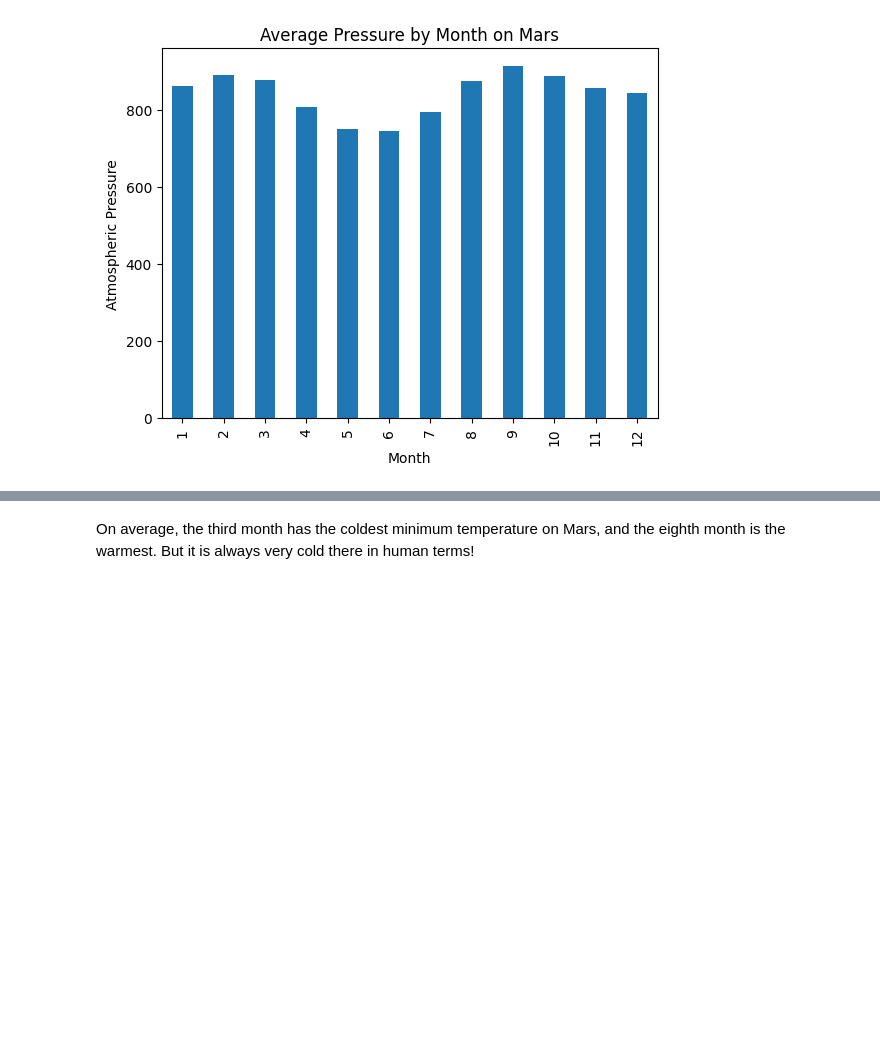
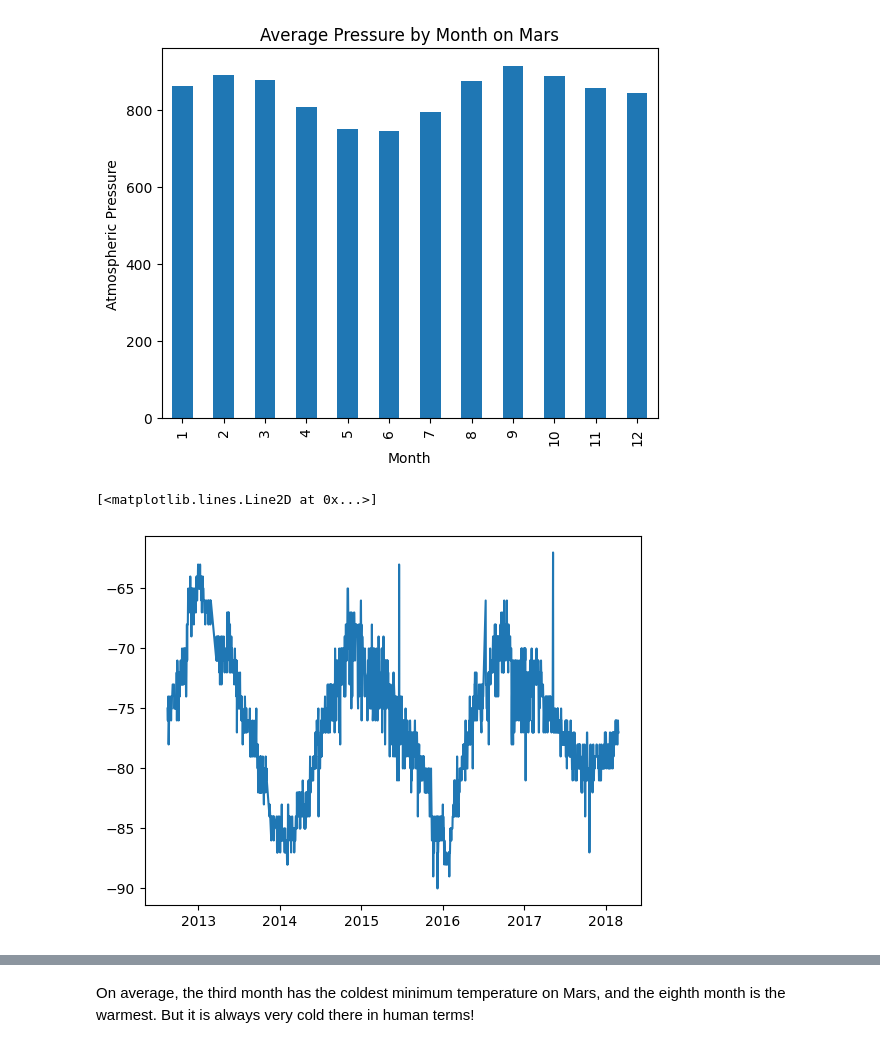
Before and after one commit to derekjohnson7/data-collection, a Jupyter notebook: Starter_Code/part_2_mars_weather.ipynb, the cells around one changed output, grey strips where cells are left out. Cells and saved outputs as stored; diff of their text form; code cells hidden in the pictures; blank space fills up the shorter version.

```diff
--- a/Starter_Code/part_2_mars_weather.ipynb
+++ b/Starter_Code/part_2_mars_weather.ipynb
@@ -242,5 +242,10 @@ avg_pressure.plot(kind='bar', xlabel='Month', ylabel='Atmospheric Pressure', tit
 # %% [output]
 <Axes: title={'center': 'Average Pressure by Month on Mars'}, xlabel='Month', ylabel='Atmospheric Pressure'>
 [figure]
+# %%
+plt.plot(mars_df['terrestrial_date'], mars_df['min_temp'])
+# %% [output]
+[<matplotlib.lines.Line2D at 0x...>]
+[figure, added]
 # %%
 # 5. How many terrestrial (earth) days are there in a Martian year?
```
Also changed, not shown: parts of 1 cell of this notebook.
